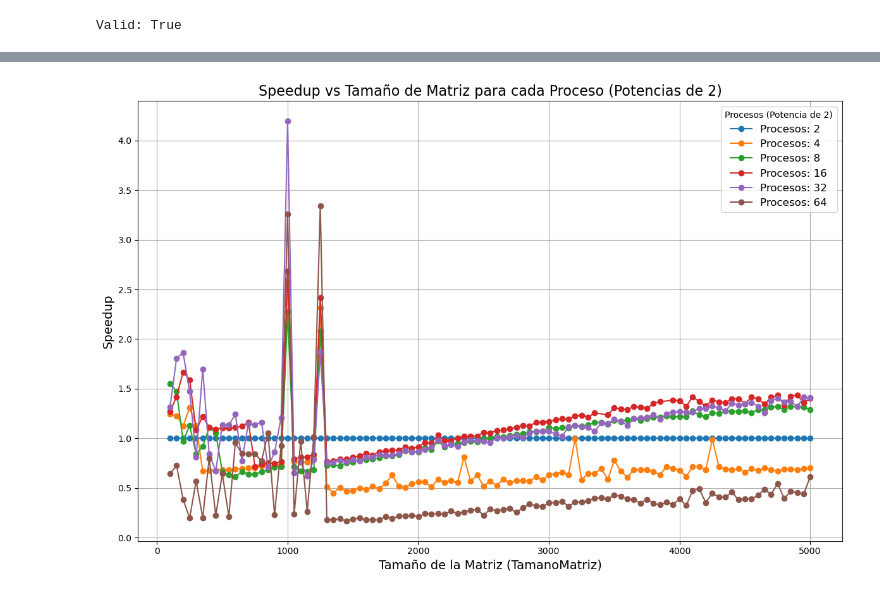
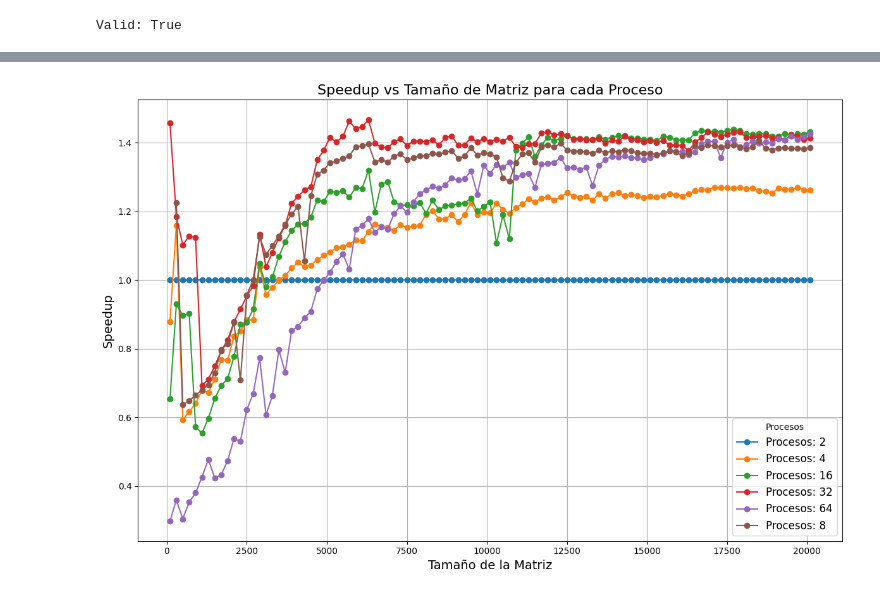
Before and after one commit to DavidCP-USC/Ordenaci-n-de-filas-de-matrices-con-MPI, a Jupyter notebook: calculos.ipynb, the cells around one changed output, grey strips where cells are left out. Saved outputs shown, nothing was run; the diff lists cells and outputs as text; code cells hidden in the pictures.

```diff
--- a/calculos.ipynb
+++ b/calculos.ipynb
@@ -16,4 +16,5 @@ dirImg = './imagenes'
 
 
 # CSV
-csv1 = './data.csv'
+csv1 = './dataGrande.csv'
+#csv1 = './data.csv'
@@ -117,39 +111,39 @@ display(procesos_64)
 101 rows × 6 columns
 # %%
 # Filtrar el DataFrame para eliminar tamaños de matriz menores a 100
-filtered_df = final_df[(final_df['TamanoMatriz'] >= 100) & (final_df['Procesos'] > 0) & (final_df['TamanoMatriz'] <= 5001)]
+filtered_df = final_df[(final_df['TamanoMatriz'] >= 100) & (final_df['Procesos'] > 0)]
 
 # Función para verificar si un número es potencia de 2
 def is_power_of_two(n):
     return (n & (n - 1)) == 0
 
 # Filtrar procesos que sean potencias de 2
 filtered_df = filtered_df[filtered_df['Procesos'].apply(is_power_of_two)]
 
 # Configura el tamaño de la figura
 plt.figure(figsize=(12, 8))
 
 # Grafica una línea para cada valor único en 'Procesos'
 for proceso in filtered_df['Procesos'].unique():
     # Filtra los datos para el proceso actual
     proceso_df = filtered_df[filtered_df['Procesos'] == proceso]
     # Ordena los datos por TamanoMatriz (opcional, pero recomendado para gráficos claros)
     proceso_df = proceso_df.sort_values(by='TamanoMatriz')
     # Grafica la línea
     plt.plot(proceso_df['TamanoMatriz'], proceso_df['Speedup'], marker='o', label=f'Procesos: {proceso}')
 
 # Agregar título, etiquetas y leyenda
-plt.title('Speedup vs Tamaño de Matriz para cada Proceso (Potencias de 2)', fontsize=16)
-plt.xlabel('Tamaño de la Matriz (TamanoMatriz)', fontsize=14)
+plt.title('Speedup vs Tamaño de Matriz para cada Proceso', fontsize=16)
+plt.xlabel('Tamaño de la Matriz', fontsize=14)
 plt.ylabel('Speedup', fontsize=14)
-plt.legend(title='Procesos (Potencia de 2)', fontsize=12)
+plt.legend(title='Procesos', fontsize=12)
 plt.grid(True)
 plt.tight_layout()
 
 # Mostrar el gráfico
 plt.show()
 # %% [output]
-[figure, old version]
+[figure, new version]
 # %%
 # Ajustamos algun dato que falle
 
```
Also changed, not shown: parts of 10 cells of this notebook, 13 other files.
